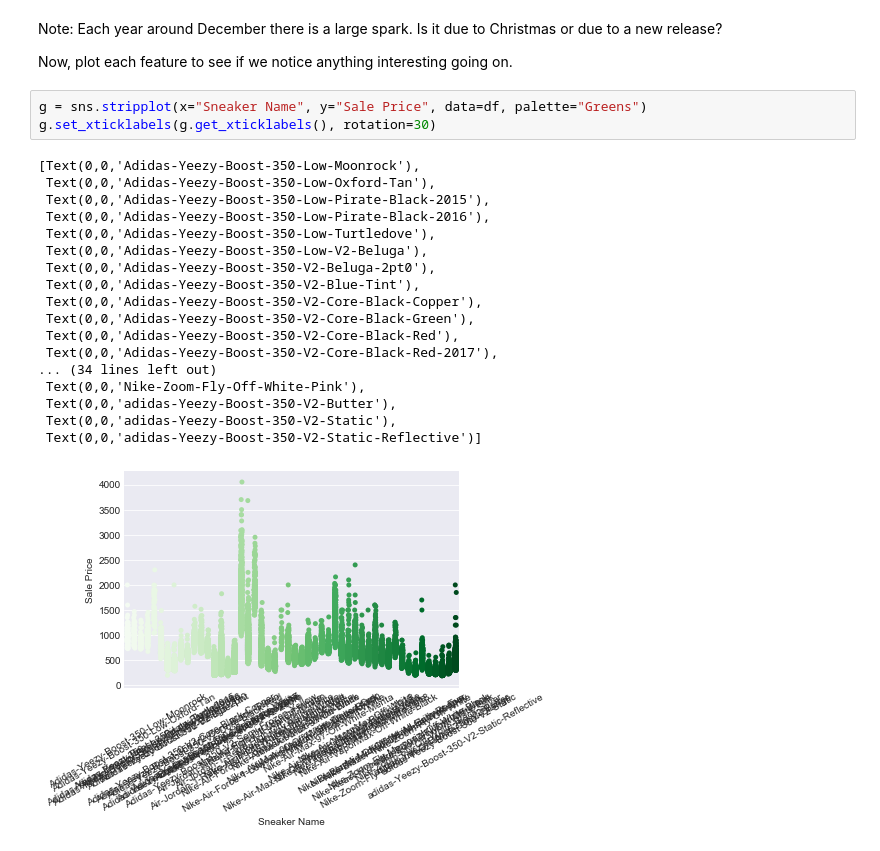
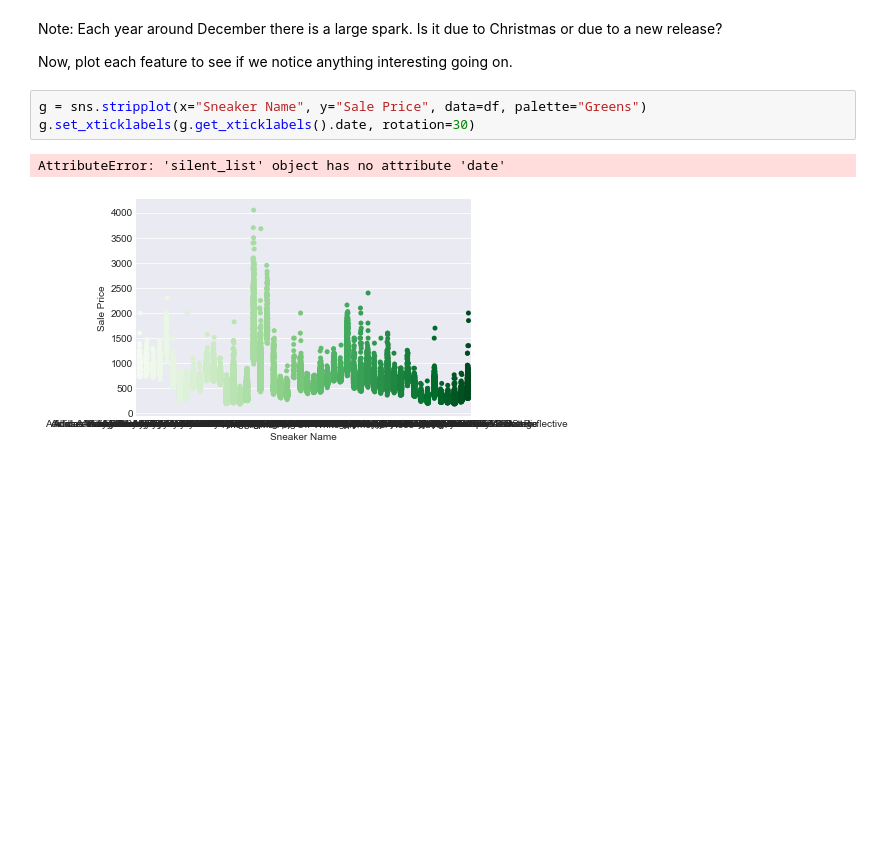
Before and after one commit to Kayleigh97/StockX_2019, a Jupyter notebook: StockX.ipynb, the cells around one changed output. Drawn from its saved outputs; the diff is of its cells as text; blank space fills up the shorter version.

```diff
--- a/StockX.ipynb
+++ b/StockX.ipynb
@@ -84,25 +85,9 @@ Note: Each year around December there is a large spark.  Is it due to Christmas
 Now, plot each feature to see if we notice anything interesting going on.
 # %%
 g = sns.stripplot(x="Sneaker Name", y="Sale Price", data=df, palette="Greens")
-g.set_xticklabels(g.get_xticklabels(), rotation=30)
+g.set_xticklabels(g.get_xticklabels().date, rotation=30)
 # %% [output]
-[Text(0,0,'Adidas-Yeezy-Boost-350-Low-Moonrock'),
- Text(0,0,'Adidas-Yeezy-Boost-350-Low-Oxford-Tan'),
- Text(0,0,'Adidas-Yeezy-Boost-350-Low-Pirate-Black-2015'),
- Text(0,0,'Adidas-Yeezy-Boost-350-Low-Pirate-Black-2016'),
- Text(0,0,'Adidas-Yeezy-Boost-350-Low-Turtledove'),
- Text(0,0,'Adidas-Yeezy-Boost-350-Low-V2-Beluga'),
- Text(0,0,'Adidas-Yeezy-Boost-350-V2-Beluga-2pt0'),
- Text(0,0,'Adidas-Yeezy-Boost-350-V2-Blue-Tint'),
- Text(0,0,'Adidas-Yeezy-Boost-350-V2-Core-Black-Copper'),
- Text(0,0,'Adidas-Yeezy-Boost-350-V2-Core-Black-Green'),
- Text(0,0,'Adidas-Yeezy-Boost-350-V2-Core-Black-Red'),
- Text(0,0,'Adidas-Yeezy-Boost-350-V2-Core-Black-Red-2017'),
-... (34 lines left out)
- Text(0,0,'Nike-Zoom-Fly-Off-White-Pink'),
- Text(0,0,'adidas-Yeezy-Boost-350-V2-Butter'),
- Text(0,0,'adidas-Yeezy-Boost-350-V2-Static'),
- Text(0,0,'adidas-Yeezy-Boost-350-V2-Static-Reflective')]
+AttributeError: 'silent_list' object has no attribute 'date'
-[figure, old version]
+[figure, new version]
 # %%
 g = sns.stripplot(x="Buyer Region", y="Sale Price", data=df, palette="Greens")
```
Also changed, not shown: parts of 3 cells of this notebook.
